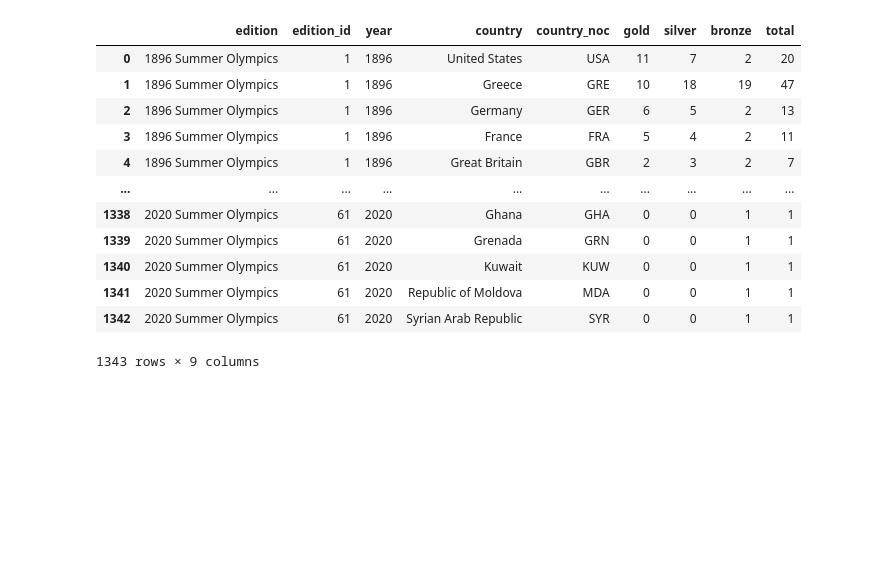
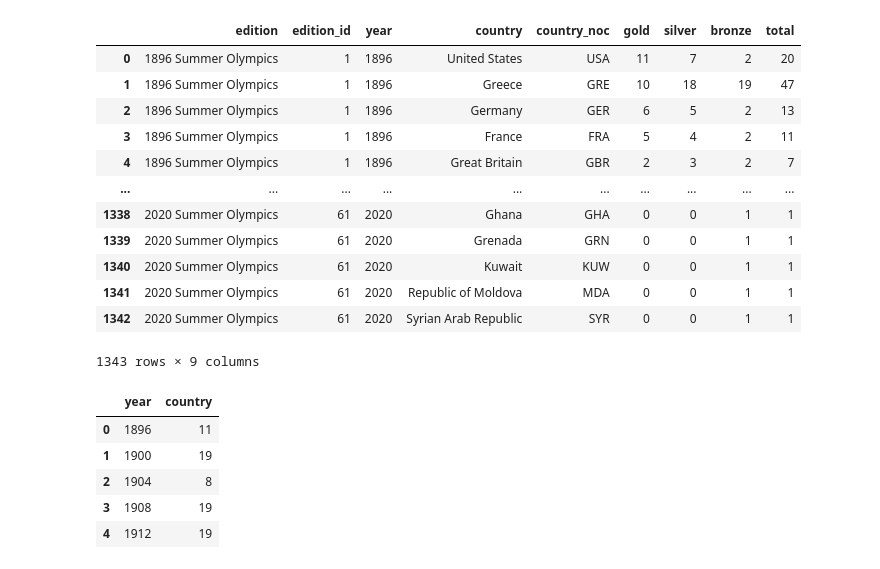
Before and after one commit to brandonhayes13/olympic_project, a Jupyter notebook: Country_Code.ipynb, the cells around one changed output. Saved outputs shown, nothing was run; the diff lists cells and outputs as text; code cells hidden in the pictures; blank space fills up the shorter version.

```diff
--- a/Country_Code.ipynb
+++ b/Country_Code.ipynb
@@ -62,3 +65,13 @@ summer_only_df
 | 1341 | 2020 Summer Olympics | 61 | 2020 | Republic of Moldova | MDA | 0 | 0 | 1 | 1 |
 | 1342 | 2020 Summer Olympics | 61 | 2020 | Syrian Arab Republic | SYR | 0 | 0 | 1 | 1 |
 1343 rows × 9 columns
+# %%
+country_count_per_year = summer_only_df.groupby('year')['country'].nunique().reset_index()
+country_count_per_year.head()
+# %% [output]
+|  | year | country |
+| 0 | 1896 | 11 |
+| 1 | 1900 | 19 |
+| 2 | 1904 | 8 |
+| 3 | 1908 | 19 |
+| 4 | 1912 | 19 |
```
Also changed, not shown: parts of 2 cells of this notebook.
